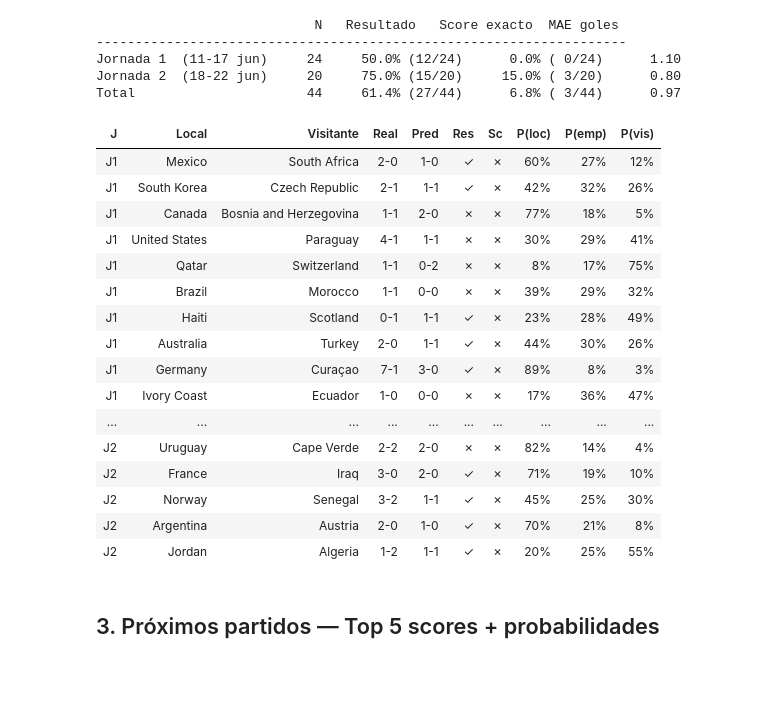
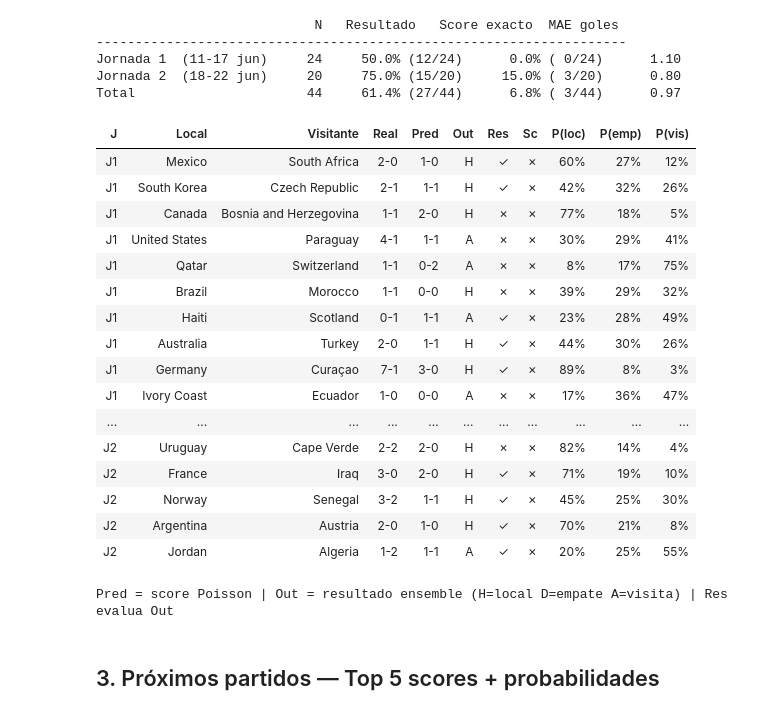
Before and after one commit to mathew-rojas/pred-mundial-2026, a Jupyter notebook: notebooks/04_live_wc2026.ipynb, the cells around one changed output. Saved outputs shown, nothing was run; the diff lists cells and outputs as text; code cells hidden in the pictures; blank space fills up the shorter version.

```diff
--- a/notebooks/04_live_wc2026.ipynb
+++ b/notebooks/04_live_wc2026.ipynb
@@ -110,55 +110,64 @@ Total                      44     61.4% (27/44)      6.8% ( 3/44)      0.97
 # %%
 all_pairs = list(zip(played['home_team'], played['away_team']))
 preds_all = predict_matches(all_pairs, poisson, xgb, elo_ratings, neutral=True)
 ev_all    = evaluate(preds_all, played)
 
 dates = played[['home_team', 'away_team', 'date']].copy()
 ev_all = ev_all.merge(dates, on=['home_team', 'away_team'], how='left')
 
 def _jornada(d):
     return 'J1' if d.date() <= pd.Timestamp('2026-06-17').date() else 'J2'
 
-ev_all['J']     = ev_all['date'].apply(_jornada)
-ev_all['Real']  = ev_all['home_score'].astype(int).astype(str) + '-' + ev_all['away_score'].astype(int).astype(str)
-ev_all['Res']   = ev_all['result_correct'].map({True: '✓', False: '✗'})
-ev_all['Sc']    = ev_all['exact_score_correct'].map({True: '✓', False: '✗'})
+_out_label = {'home_win': 'H', 'draw': 'D', 'away_win': 'A'}
+
+ev_all['J']      = ev_all['date'].apply(_jornada)
+ev_all['Real']   = ev_all['home_score'].astype(int).astype(str) + '-' + ev_all['away_score'].astype(int).astype(str)
+ev_all['Out']    = ev_all['pred_result'].map(_out_label)  # ensemble: H/D/A
+ev_all['Res']    = ev_all['result_correct'].map({True: '✓', False: '✗'})
+ev_all['Sc']     = ev_all['exact_score_correct'].map({True: '✓', False: '✗'})
 ev_all['P(loc)'] = ev_all['p_home_win'].map('{:.0%}'.format)
 ev_all['P(emp)'] = ev_all['p_draw'].map('{:.0%}'.format)
 ev_all['P(vis)'] = ev_all['p_away_win'].map('{:.0%}'.format)
 
-display_cols = ['J','home_team','away_team','Real','pred_score','Res','Sc','P(loc)','P(emp)','P(vis)','result_correct']
-out = ev_all[display_cols].rename(columns={'home_team':'Local','away_team':'Visitante','pred_score':'Pred'})
+# Pred = Poisson score | Out = ensemble outcome | Res = Out correcto vs Real
+display_cols = ['J','home_team','away_team','Real','pred_score','Out','Res','Sc',
+                'P(loc)','P(emp)','P(vis)','result_correct']
+out_df = ev_all[display_cols].rename(columns={
+    'home_team': 'Local', 'away_team': 'Visitante', 'pred_score': 'Pred'
+})
 
 def _row_color(row):
     bg = '#d4edda' if row['result_correct'] else '#f8d7da'
     return [f'background-color: {bg}'] * len(row)
 
 display(
-    out.style
+    out_df.style
     .apply(_row_color, axis=1)
     .hide(['result_correct'], axis='columns')
     .set_properties(**{'font-size': '11px', 'text-align': 'center'})
     .set_properties(subset=['Local','Visitante'], **{'text-align': 'left'})
     .hide(axis='index')
 )
+print('\nPred = score Poisson | Out = resultado ensemble (H=local D=empate A=visita) | Res evalua Out')
 # %% [output]
-| J | Local | Visitante | Real | Pred | Res | Sc | P(loc) | P(emp) | P(vis) |
-| J1 | Mexico | South Africa | 2-0 | 1-0 | ✓ | ✗ | 60% | 27% | 12% |
-| J1 | South Korea | Czech Republic | 2-1 | 1-1 | ✓ | ✗ | 42% | 32% | 26% |
-| J1 | Canada | Bosnia and Herzegovina | 1-1 | 2-0 | ✗ | ✗ | 77% | 18% | 5% |
-| J1 | United States | Paraguay | 4-1 | 1-1 | ✗ | ✗ | 30% | 29% | 41% |
-| J1 | Qatar | Switzerland | 1-1 | 0-2 | ✗ | ✗ | 8% | 17% | 75% |
-| J1 | Brazil | Morocco | 1-1 | 0-0 | ✗ | ✗ | 39% | 29% | 32% |
-| J1 | Haiti | Scotland | 0-1 | 1-1 | ✓ | ✗ | 23% | 28% | 49% |
-| J1 | Australia | Turkey | 2-0 | 1-1 | ✓ | ✗ | 44% | 30% | 26% |
-| J1 | Germany | Curaçao | 7-1 | 3-0 | ✓ | ✗ | 89% | 8% | 3% |
-| J1 | Ivory Coast | Ecuador | 1-0 | 0-0 | ✗ | ✗ | 17% | 36% | 47% |
-| ... | ... | ... | ... | ... | ... | ... | ... | ... | ... |
-| J2 | Uruguay | Cape Verde | 2-2 | 2-0 | ✗ | ✗ | 82% | 14% | 4% |
-| J2 | France | Iraq | 3-0 | 2-0 | ✓ | ✗ | 71% | 19% | 10% |
-| J2 | Norway | Senegal | 3-2 | 1-1 | ✓ | ✗ | 45% | 25% | 30% |
-| J2 | Argentina | Austria | 2-0 | 1-0 | ✓ | ✗ | 70% | 21% | 8% |
-| J2 | Jordan | Algeria | 1-2 | 1-1 | ✓ | ✗ | 20% | 25% | 55% |
+| J | Local | Visitante | Real | Pred | Out | Res | Sc | P(loc) | P(emp) | P(vis) |
+| J1 | Mexico | South Africa | 2-0 | 1-0 | H | ✓ | ✗ | 60% | 27% | 12% |
+| J1 | South Korea | Czech Republic | 2-1 | 1-1 | H | ✓ | ✗ | 42% | 32% | 26% |
+| J1 | Canada | Bosnia and Herzegovina | 1-1 | 2-0 | H | ✗ | ✗ | 77% | 18% | 5% |
+| J1 | United States | Paraguay | 4-1 | 1-1 | A | ✗ | ✗ | 30% | 29% | 41% |
+| J1 | Qatar | Switzerland | 1-1 | 0-2 | A | ✗ | ✗ | 8% | 17% | 75% |
+| J1 | Brazil | Morocco | 1-1 | 0-0 | H | ✗ | ✗ | 39% | 29% | 32% |
+| J1 | Haiti | Scotland | 0-1 | 1-1 | A | ✓ | ✗ | 23% | 28% | 49% |
+| J1 | Australia | Turkey | 2-0 | 1-1 | H | ✓ | ✗ | 44% | 30% | 26% |
+| J1 | Germany | Curaçao | 7-1 | 3-0 | H | ✓ | ✗ | 89% | 8% | 3% |
+| J1 | Ivory Coast | Ecuador | 1-0 | 0-0 | A | ✗ | ✗ | 17% | 36% | 47% |
+| ... | ... | ... | ... | ... | ... | ... | ... | ... | ... | ... |
+| J2 | Uruguay | Cape Verde | 2-2 | 2-0 | H | ✗ | ✗ | 82% | 14% | 4% |
+| J2 | France | Iraq | 3-0 | 2-0 | H | ✓ | ✗ | 71% | 19% | 10% |
+| J2 | Norway | Senegal | 3-2 | 1-1 | H | ✓ | ✗ | 45% | 25% | 30% |
+| J2 | Argentina | Austria | 2-0 | 1-0 | H | ✓ | ✗ | 70% | 21% | 8% |
+| J2 | Jordan | Algeria | 1-2 | 1-1 | A | ✓ | ✗ | 20% | 25% | 55% |
+Pred = score Poisson | Out = resultado ensemble (H=local D=empate A=visita) | Res evalua Out
 # %% [markdown]
 ## 3. Próximos partidos — Top 5 scores + probabilidades
 # %%
```
Also changed, not shown: 1 other file.
